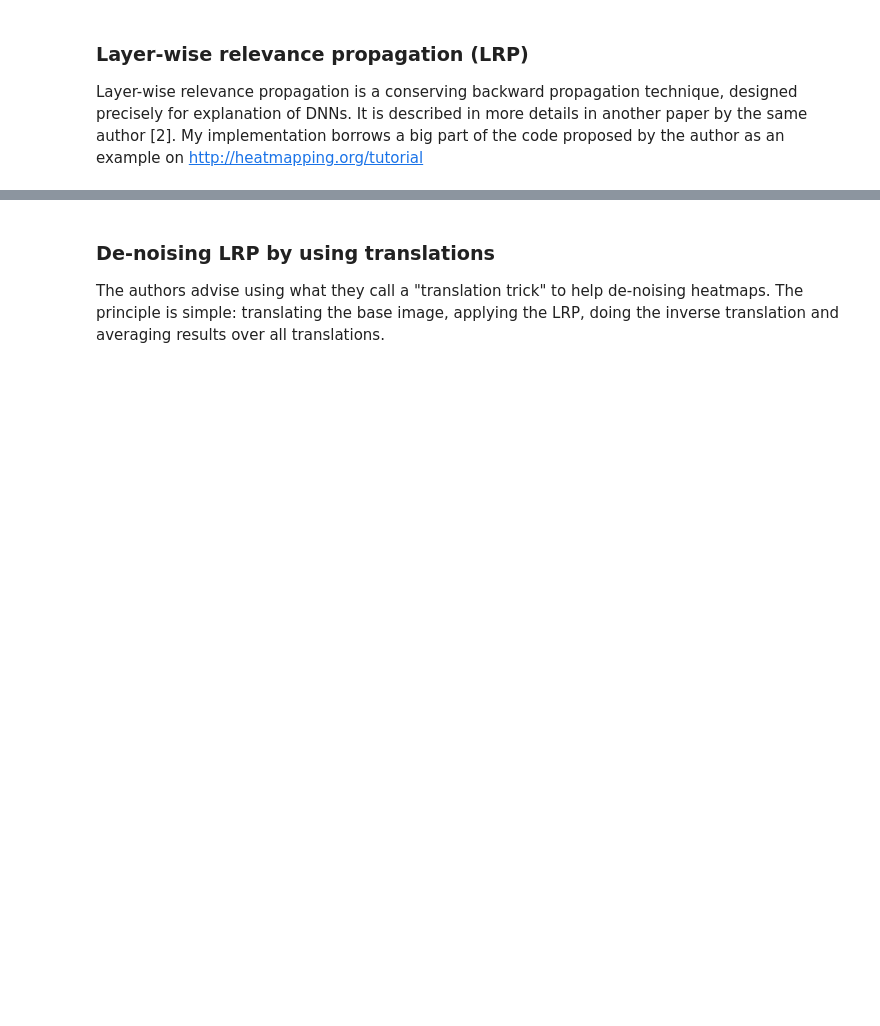
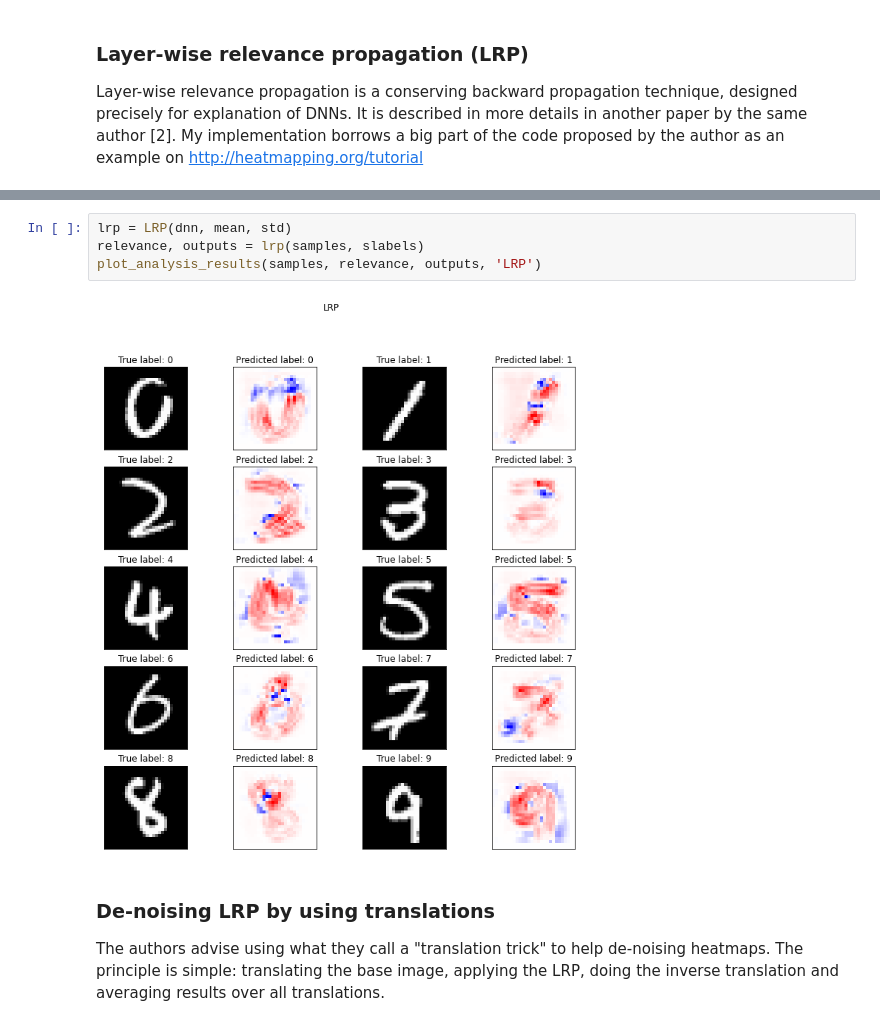
Before and after one commit to LMeynent/mnist-explanation, a Jupyter notebook: mnist-explanation.ipynb, the cells around one changed output, grey strips where cells are left out. Saved outputs shown, nothing was run; the diff lists cells and outputs as text; blank space fills up the shorter version.

```diff
--- a/mnist-explanation.ipynb
+++ b/mnist-explanation.ipynb
@@ -335,3 +256,9 @@ plot_analysis_results(samples, lrp(dnn, samples, np.arange(10)), dnn(samples), '
+# %%
+lrp = LRP(dnn, mean, std)
+relevance, outputs = lrp(samples, slabels)
+plot_analysis_results(samples, relevance, outputs, 'LRP')
+# %% [output]
+[figure, added]
 # %% [markdown]
 ### De-noising LRP by using translations
 
```
Also changed, not shown: parts of 12 cells of this notebook, 4 other files.
